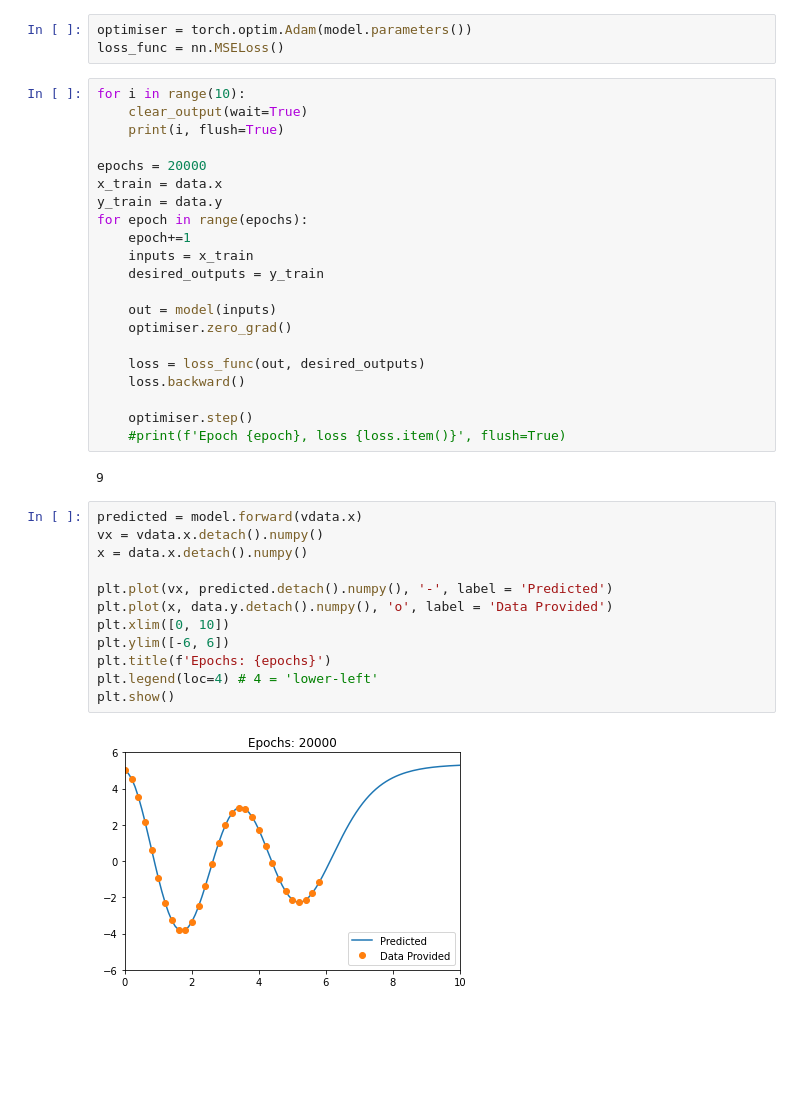
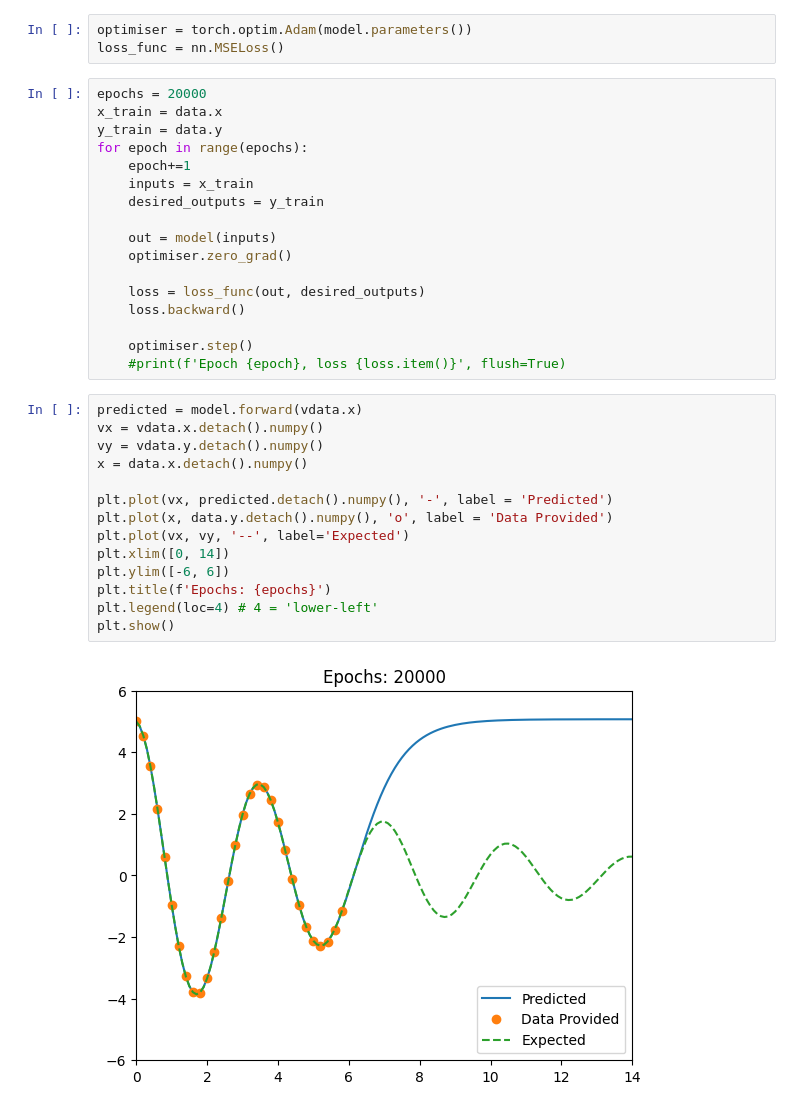
Before and after one commit to felipericobello/oha-ic, a Jupyter notebook: treinamento-linear-tradicional/rna-treinamento-oha.ipynb, the cells around one changed output. Saved outputs shown, nothing was run; the diff lists cells and outputs as text; blank space fills up the shorter version.

```diff
--- a/treinamento-linear-tradicional/rna-treinamento-oha.ipynb
+++ b/treinamento-linear-tradicional/rna-treinamento-oha.ipynb
@@ -54,10 +54,6 @@ OHAModel(
 optimiser = torch.optim.Adam(model.parameters())
 loss_func = nn.MSELoss()
 # %%
-for i in range(10):
-    clear_output(wait=True)
-    print(i, flush=True)
-
 epochs = 20000
 x_train = data.x
 y_train = data.y
@@ -74,19 +70,19 @@ for epoch in range(epochs):
 
     optimiser.step()
     #print(f'Epoch {epoch}, loss {loss.item()}', flush=True)
-# %% [output]
-9
 # %%
 predicted = model.forward(vdata.x)
 vx = vdata.x.detach().numpy()
+vy = vdata.y.detach().numpy()
 x = data.x.detach().numpy()
 
 plt.plot(vx, predicted.detach().numpy(), '-', label = 'Predicted')
 plt.plot(x, data.y.detach().numpy(), 'o', label = 'Data Provided')
-plt.xlim([0, 10])
+plt.plot(vx, vy, '--', label='Expected')
+plt.xlim([0, 14])
 plt.ylim([-6, 6])
 plt.title(f'Epochs: {epochs}')
 plt.legend(loc=4) # 4 = 'lower-left'
 plt.show()
 # %% [output]
-[figure, old version]
+[figure, new version]
```
